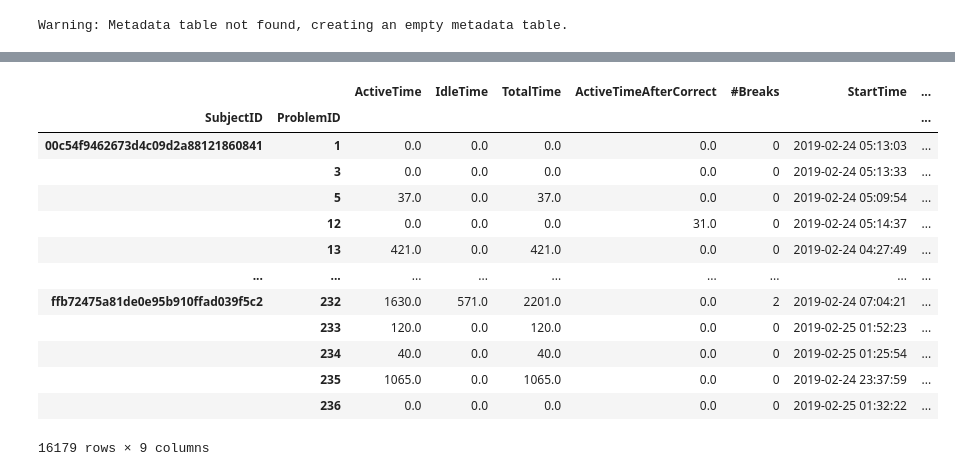
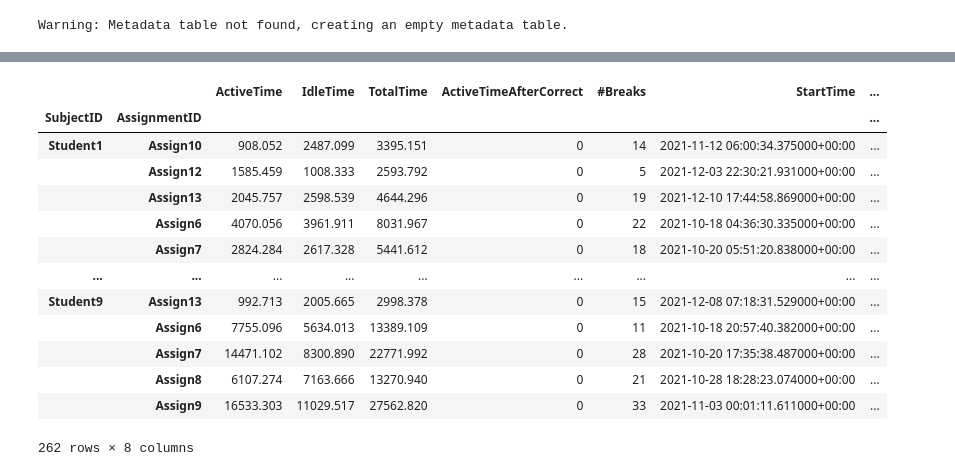
Before and after one commit to CSSPLICE/ProgSnapToolbox, a Jupyter notebook: test_anaytics.ipynb, the cells around one changed output, grey strips where cells are left out. Drawn from its saved outputs; the diff is of its cells as text; code cells hidden in the pictures.

```diff
--- a/test_anaytics.ipynb
+++ b/test_anaytics.ipynb
@@ -18,12 +21,28 @@ from database.config import PS2DataConfig
 spec = PS2Versions.v1_0.load()
 
 # data_config = PS2DataConfig.from_yaml("sample_data_configs/cwo_s19.yaml", spec)
+data_config = PS2DataConfig.from_yaml("sample_data_configs/edwards2021.yaml", spec)
 # %%
 from analytics.ps2_dataset import PS2Dataset
 
 dataset = PS2Dataset(spec, data_config)
 # %% [output]
 Warning: Metadata table not found, creating an empty metadata table.
+# %%
+from analytics.ps2_dataset import Preprocessor
+import pandas as pd
+
+class TimeStampToDateTimePreprocessor(Preprocessor):
+    """
+    Preprocessor that converts the ClientTimestamp column to datetime.
+    """
+
+    def apply(self, dataset: PS2Dataset, main_table: DataFrame) -> DataFrame:
+        main_table[Cols.ClientTimestamp] = pd.to_datetime(main_table[Cols.ClientTimestamp], unit='ms', utc=True)
+        main_table.sort_values(by=[Cols.ClientTimestamp, Cols.EventID], inplace=True)
+        return main_table
+
+dataset.main_table_preprocessors.insert(0, TimeStampToDateTimePreprocessor())
 # %%
 # TODO: Add timezone preprocessor to the dataset
 
@@ -48,7 +65,14 @@ mt_subset = main_table[main_table[Cols.SubjectID].isin(student_subset)]
 # %%
 from analytics.metrics.time import TimeMetrics
 
-diffs = TimeMetrics.get_all_diffs(mt_subset, Cols.ServerTimestamp, [Cols.SubjectID, Cols.ProblemID])
+# CWO
+# problem_id_col = Cols.ProblemID
+# timestamp_col = Cols.ServerTimestamp
+
+problem_id_col = Cols.AssignmentID
+timestamp_col = Cols.ClientTimestamp
+
+diffs = TimeMetrics.get_all_diffs(mt_subset, timestamp_col, [Cols.SubjectID, problem_id_col])
 diffs.DeltaSeconds[diffs.DeltaSeconds > 0].plot.hist(bins=40, log=True)
 # %% [output]
 <Axes: ylabel='Frequency'>
@@ -75,26 +99,30 @@ TimeMetrics.get_positive_diff_quantiles(mt_subset, Cols.ServerTimestamp, [Cols.S
 Name: DeltaSeconds, dtype: float64
 # %%
-time_metrics = TimeMetrics(5*60, 30 * 60, True, Cols.ServerTimestamp)
+# CWO
+# time_metrics = TimeMetrics(5*60, 30 * 60, True, Cols.ServerTimestamp)
+
+# Edwards 2021
+time_metrics = TimeMetrics(30, 3 * 60, True, Cols.ClientTimestamp)
 
 # time_metrics.test_calculation(mt_subset, [Cols.SubjectID, Cols.ProblemID])
 
-result = main_table.groupby([Cols.SubjectID, Cols.ProblemID]).apply(lambda x: time_metrics.calculate(x))
+result = main_table.groupby([Cols.SubjectID, problem_id_col]).apply(lambda x: time_metrics.calculate(x))
 result
 # %% [output]
 |  |  | ActiveTime | IdleTime | TotalTime | ActiveTimeAfterCorrect | #Breaks | StartTime | ... |
-| SubjectID | ProblemID |  |  |  |  |  |  | ... |
-| 00c54f9462673d4c09d2a88121860841 | 1 | 0.0 | 0.0 | 0.0 | 0.0 | 0 | 2019-02-24 05:13:03 | ... |
-|  | 3 | 0.0 | 0.0 | 0.0 | 0.0 | 0 | 2019-02-24 05:13:33 | ... |
-|  | 5 | 37.0 | 0.0 | 37.0 | 0.0 | 0 | 2019-02-24 05:09:54 | ... |
-|  | 12 | 0.0 | 0.0 | 0.0 | 31.0 | 0 | 2019-02-24 05:14:37 | ... |
-|  | 13 | 421.0 | 0.0 | 421.0 | 0.0 | 0 | 2019-02-24 04:27:49 | ... |
+| SubjectID | AssignmentID |  |  |  |  |  |  | ... |
+| Student1 | Assign10 | 908.052 | 2487.099 | 3395.151 | 0 | 14 | 2021-11-12 06:00:34.375000+00:00 | ... |
+|  | Assign12 | 1585.459 | 1008.333 | 2593.792 | 0 | 5 | 2021-12-03 22:30:21.931000+00:00 | ... |
+|  | Assign13 | 2045.757 | 2598.539 | 4644.296 | 0 | 19 | 2021-12-10 17:44:58.869000+00:00 | ... |
+|  | Assign6 | 4070.056 | 3961.911 | 8031.967 | 0 | 22 | 2021-10-18 04:36:30.335000+00:00 | ... |
+|  | Assign7 | 2824.284 | 2617.328 | 5441.612 | 0 | 18 | 2021-10-20 05:51:20.838000+00:00 | ... |
 | ... | ... | ... | ... | ... | ... | ... | ... | ... |
-| ffb72475a81de0e95b910ffad039f5c2 | 232 | 1630.0 | 571.0 | 2201.0 | 0.0 | 2 | 2019-02-24 07:04:21 | ... |
-|  | 233 | 120.0 | 0.0 | 120.0 | 0.0 | 0 | 2019-02-25 01:52:23 | ... |
-|  | 234 | 40.0 | 0.0 | 40.0 | 0.0 | 0 | 2019-02-25 01:25:54 | ... |
-|  | 235 | 1065.0 | 0.0 | 1065.0 | 0.0 | 0 | 2019-02-24 23:37:59 | ... |
-|  | 236 | 0.0 | 0.0 | 0.0 | 0.0 | 0 | 2019-02-25 01:32:22 | ... |
+| Student9 | Assign13 | 992.713 | 2005.665 | 2998.378 | 0 | 15 | 2021-12-08 07:18:31.529000+00:00 | ... |
+|  | Assign6 | 7755.096 | 5634.013 | 13389.109 | 0 | 11 | 2021-10-18 20:57:40.382000+00:00 | ... |
+|  | Assign7 | 14471.102 | 8300.890 | 22771.992 | 0 | 28 | 2021-10-20 17:35:38.487000+00:00 | ... |
+|  | Assign8 | 6107.274 | 7163.666 | 13270.940 | 0 | 21 | 2021-10-28 18:28:23.074000+00:00 | ... |
+|  | Assign9 | 16533.303 | 11029.517 | 27562.820 | 0 | 33 | 2021-11-03 00:01:11.611000+00:00 | ... |
-16179 rows × 9 columns
+262 rows × 8 columns
 # %%
 result.describe()
 # %% [output]
```
Also changed, not shown: parts of 6 cells of this notebook, 5 other files.
